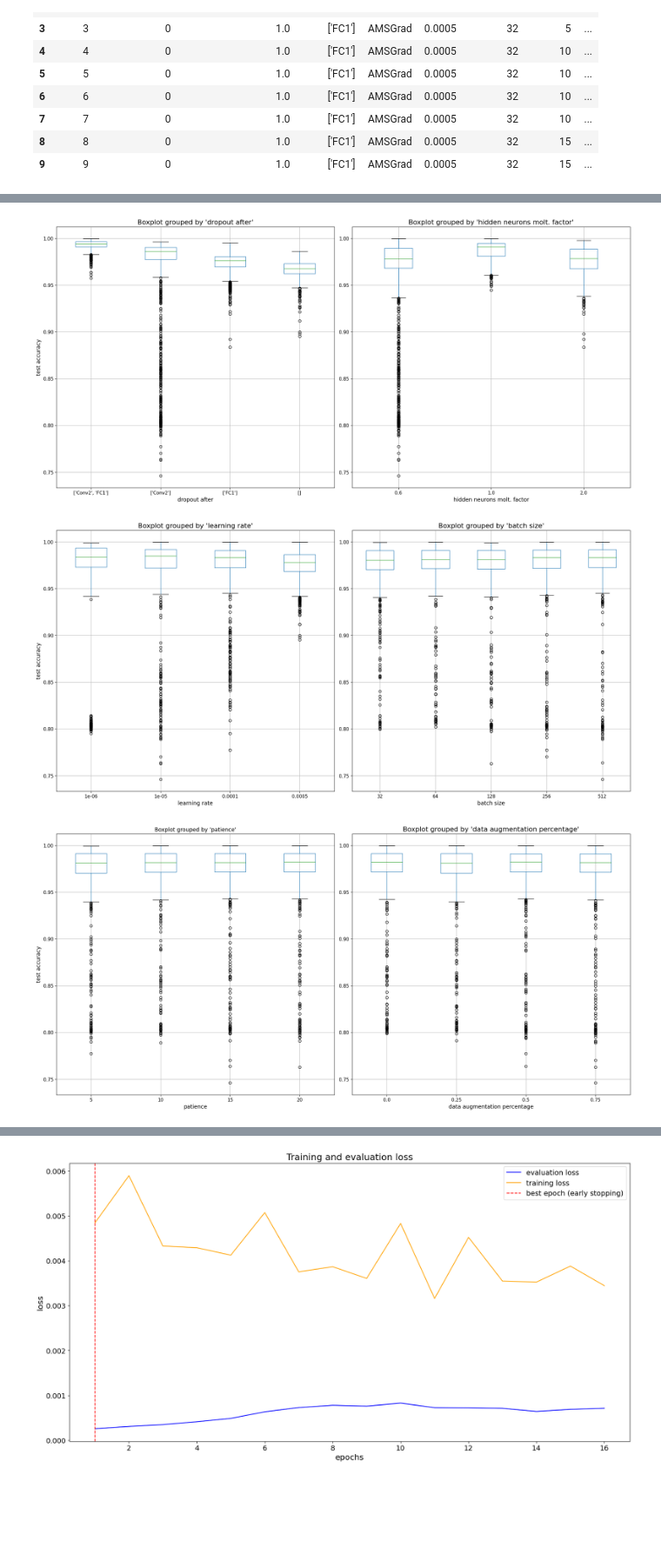
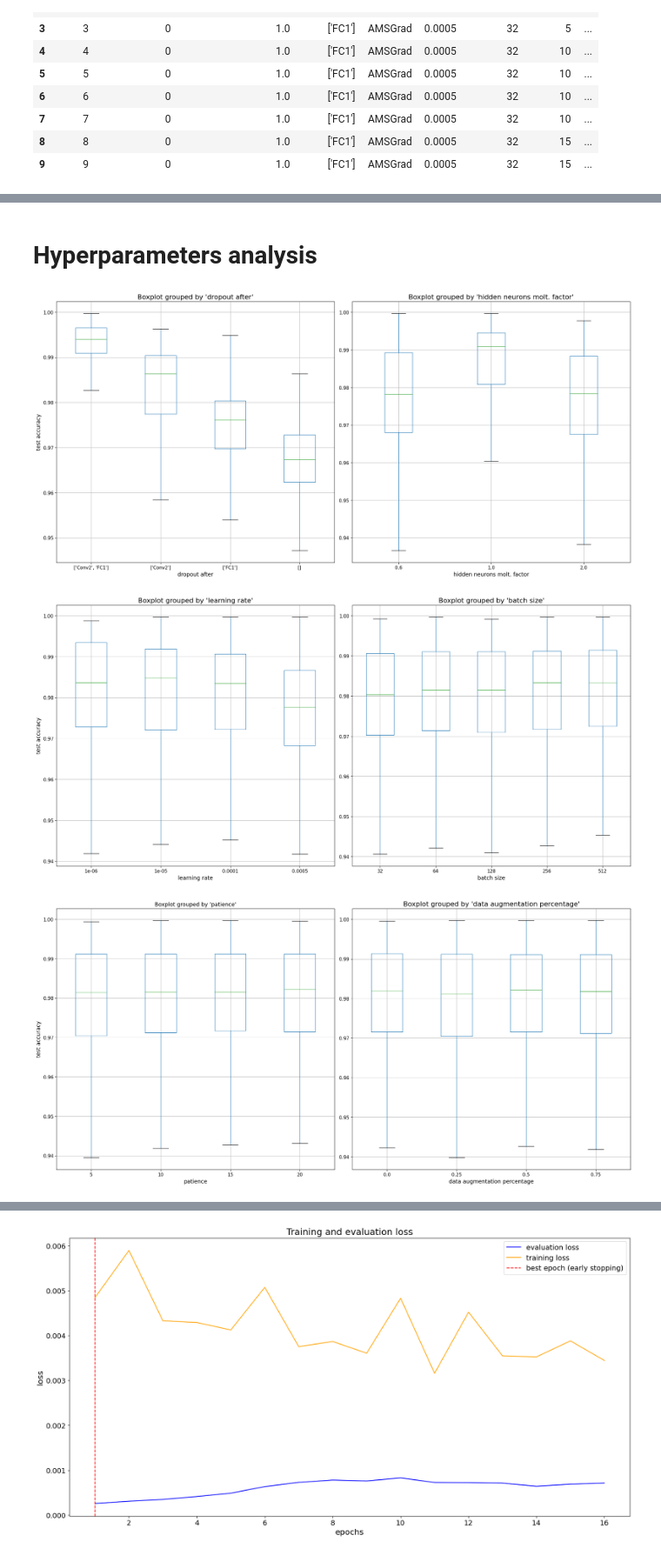
Before and after one commit to Lotto98/Sign-Language-MNIST, a Jupyter notebook: src/Classifier_2.ipynb, the cells around one changed output, grey strips where cells are left out. Shown at 87% size. Saved outputs shown, nothing was run; the diff lists cells and outputs as text; code cells hidden in the pictures; blank space fills up the shorter version.

```diff
--- a/src/Classifier_2.ipynb
+++ b/src/Classifier_2.ipynb
@@ -37,0 +91,4 @@ all_results.head(10)
+# %%
+all_results = all_results[all_results["architecture_id"]!=2]
+all_results.reset_index(inplace=True, drop=True)
+all_results.sort_values(by=['test_accuracies'], ascending=True).head(10)
@@ -38,6 +158,8 @@ all_results.head(10)
+# %% [markdown]
+# Hyperparameters analysis
 # %%
-plot_hyper(all_results,exclude_low_accuracy=True)
+plot_hyper(all_results, remove_outliers=True)
 # %% [output]
-[figure, old version]
+[figure, new version]
-[figure, old version]
+[figure, new version]
-[figure, old version]
+[figure, new version]
```
Also changed, not shown: parts of 33 cells of this notebook, 3 other files.
